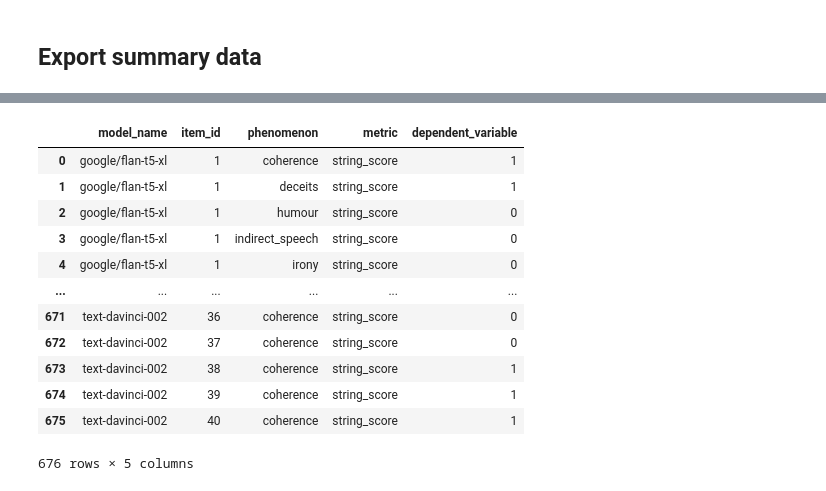
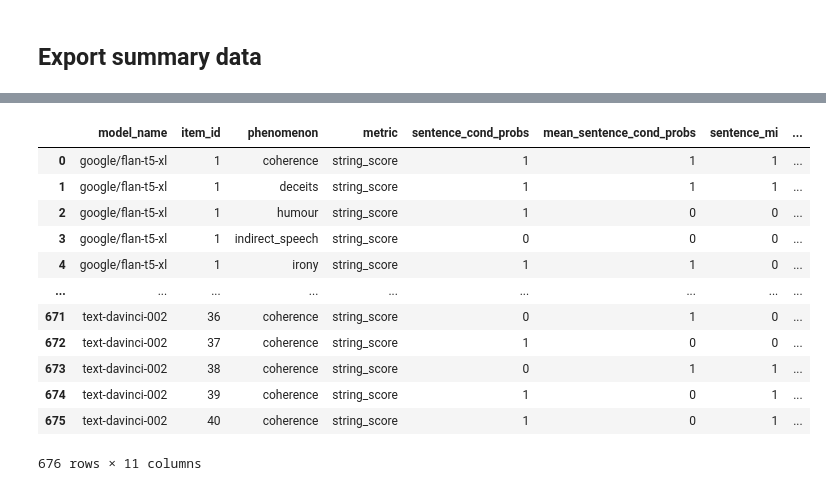
Before and after one commit to polina-tsvilodub/LLM_link, a Jupyter notebook: analysis/analysis_all_wang.ipynb, the cells around one changed output, grey strips where cells are left out. Saved outputs shown, nothing was run; the diff lists cells and outputs as text; code cells hidden in the pictures.

```diff
--- a/analysis/analysis_all_wang.ipynb
+++ b/analysis/analysis_all_wang.ipynb
@@ -768,20 +818,21 @@ df_label_score_raw
 # %%
 # Clean up df_string_score_raw
 df_string_score_raw = pd.read_csv(raw_string_score_path)
-df_string_score_raw.drop(columns=['sentence_cond_probs','mean_sentence_cond_probs','sentence_surprisal','sentence_mi','sentence_mi_surprisal'], inplace=True)
-df_string_score_raw.rename(columns={'mean_sentence_surprisal': 'dependent_variable'}, inplace=True)
+#df_string_score_raw.drop(columns=['sentence_cond_probs','mean_sentence_cond_probs','sentence_surprisal','sentence_mi','sentence_mi_surprisal'], inplace=True)
+#df_string_score_raw.rename(columns={'mean_sentence_surprisal': 'dependent_variable'}, inplace=True)
+df_string_score_raw['seed'] = 0
 df_string_score_raw
 # %% [output]
-|  | model_name | item_id | phenomenon | metric | dependent_variable |
-| 0 | google/flan-t5-xl | 1 | coherence | string_score | 1 |
-| 1 | google/flan-t5-xl | 1 | deceits | string_score | 1 |
-| 2 | google/flan-t5-xl | 1 | humour | string_score | 0 |
-| 3 | google/flan-t5-xl | 1 | indirect_speech | string_score | 0 |
-| 4 | google/flan-t5-xl | 1 | irony | string_score | 0 |
-| ... | ... | ... | ... | ... | ... |
-| 671 | text-davinci-002 | 36 | coherence | string_score | 0 |
-| 672 | text-davinci-002 | 37 | coherence | string_score | 0 |
-| 673 | text-davinci-002 | 38 | coherence | string_score | 1 |
-| 674 | text-davinci-002 | 39 | coherence | string_score | 1 |
-| 675 | text-davinci-002 | 40 | coherence | string_score | 1 |
+|  | model_name | item_id | phenomenon | metric | sentence_cond_probs | mean_sentence_cond_probs | sentence_mi | ... |
+| 0 | google/flan-t5-xl | 1 | coherence | string_score | 1 | 1 | 1 | ... |
+| 1 | google/flan-t5-xl | 1 | deceits | string_score | 1 | 1 | 1 | ... |
+| 2 | google/flan-t5-xl | 1 | humour | string_score | 1 | 0 | 0 | ... |
+| 3 | google/flan-t5-xl | 1 | indirect_speech | string_score | 0 | 0 | 0 | ... |
+| 4 | google/flan-t5-xl | 1 | irony | string_score | 1 | 1 | 0 | ... |
+| ... | ... | ... | ... | ... | ... | ... | ... | ... |
+| 671 | text-davinci-002 | 36 | coherence | string_score | 0 | 1 | 0 | ... |
+| 672 | text-davinci-002 | 37 | coherence | string_score | 1 | 0 | 0 | ... |
+| 673 | text-davinci-002 | 38 | coherence | string_score | 0 | 1 | 1 | ... |
+| 674 | text-davinci-002 | 39 | coherence | string_score | 1 | 0 | 1 | ... |
+| 675 | text-davinci-002 | 40 | coherence | string_score | 1 | 0 | 1 | ... |
-676 rows × 5 columns
+676 rows × 11 columns
```
Also changed, not shown: parts of 43 cells of this notebook, 49 other files.
